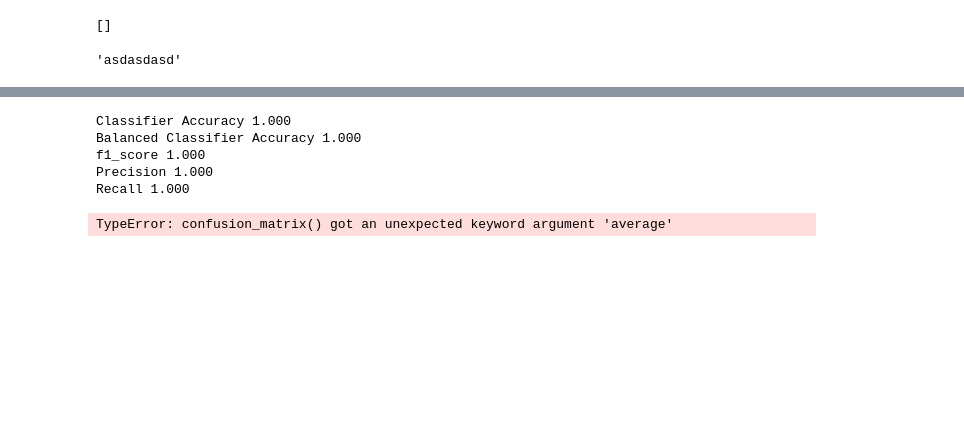
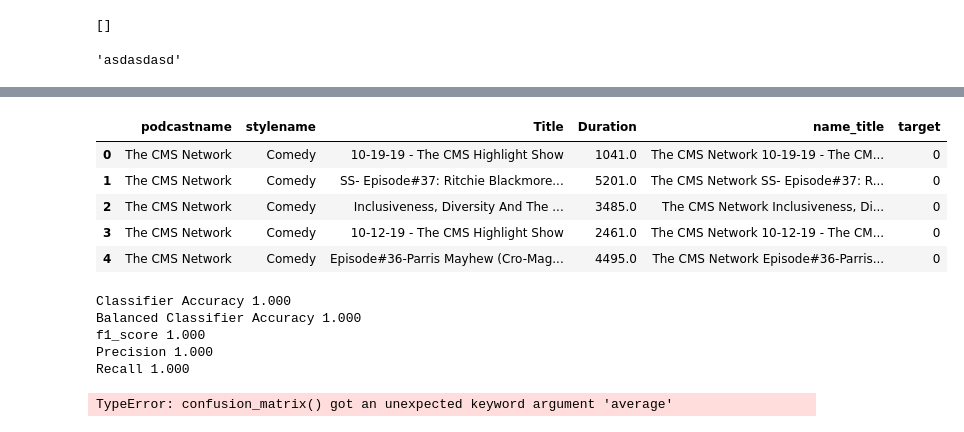
Before and after one commit to SharhadBashar/Podcast_IQ, a Jupyter notebook: notebook/test.ipynb, the cells around one changed output, grey strips where cells are left out. Cells and saved outputs as stored; diff of their text form; code cells hidden in the pictures; blank space fills up the shorter version.

Commit message:
Updated data.py. Need to add OS.path.join to save df

```diff
--- a/notebook/test.ipynb
+++ b/notebook/test.ipynb
@@ -170,7 +177,10 @@ def drop_cat(df, n = 10):
 
 def augment_cols(df):
     df['name_title'] = df['podcastname'].astype(str) + ' ' + df['Title'].astype(str)
-    df['target'] = pd.factorize(df['stylename'])[0]
+    df['target'], map = pd.factorize(df['stylename'])
+    map = dict(zip(range(len(map)), map))
+    with open(os.path.join(data_path, 'cat_mapping_en.pkl'), 'wb') as file:
+        pickle.dump(map, file, protocol = pickle.HIGHEST_PROTOCOL)
     return df
 
 def clean_data(df, translate = False):
@@ -198,8 +208,16 @@ def save_df(df, save_path):
 # %%
 df = drop_cat(df)
 df = augment_cols(df)
-df = clean_data(df)
-save_df(df, os.path.join(data_path, 'podcasts_en_processed.csv'))
+df.head()
+# df = clean_data(df)
+# save_df(df, os.path.join(data_path, 'podcasts_en_processed.csv'))
+# %% [output]
+|  | podcastname | stylename | Title | Duration | name_title | target |
+| 0 | The CMS Network | Comedy | 10-19-19 - The CMS Highlight Show | 1041.0 | The CMS Network 10-19-19 - The CM... | 0 |
+| 1 | The CMS Network | Comedy | SS- Episode#37: Ritchie Blackmore... | 5201.0 | The CMS Network SS- Episode#37: R... | 0 |
+| 2 | The CMS Network | Comedy | Inclusiveness, Diversity And The ... | 3485.0 | The CMS Network Inclusiveness, Di... | 0 |
+| 3 | The CMS Network | Comedy | 10-12-19 - The CMS Highlight Show | 2461.0 | The CMS Network 10-12-19 - The CM... | 0 |
+| 4 | The CMS Network | Comedy | Episode#36-Parris Mayhew (Cro-Mag... | 4495.0 | The CMS Network Episode#36-Parris... | 0 |
 # %%
 def bag_of_words(X, col = 'name_title'):
     vectorizer = CountVectorizer(stop_words = 'english')
```
Also changed, not shown: parts of 2 cells of this notebook, 1 other file.
